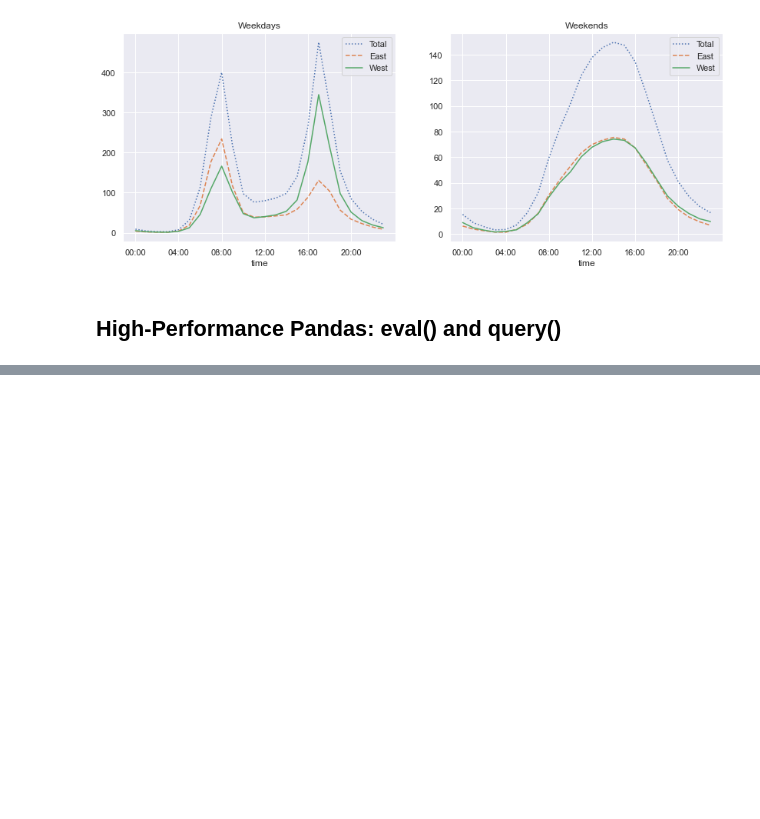
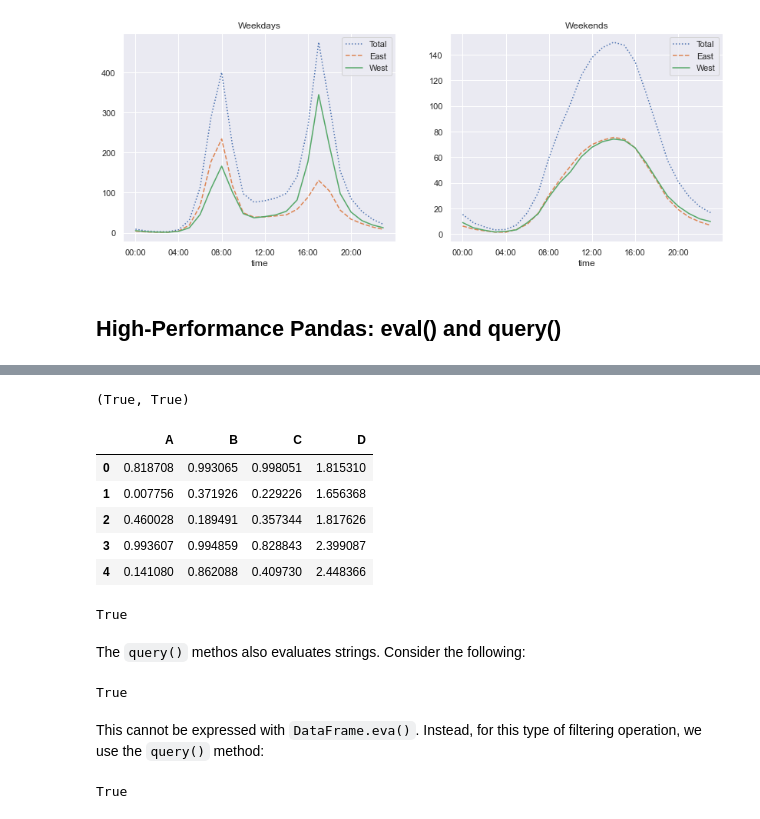
Before and after one commit to taylordunn/python-data-science-handbook, a Jupyter notebook: chapter3/chapter3.ipynb, the cells around one changed output, grey strips where cells are left out. Drawn from its saved outputs; the diff is of its cells as text; code cells hidden in the pictures; blank space fills up the shorter version.

```diff
--- a/chapter3/chapter3.ipynb
+++ b/chapter3/chapter3.ipynb
@@ -2797,0 +2842,4 @@ by_time.loc['Weekend'].plot(ax=ax[1], title='Weekends', xticks=hourly_ticks, sty
+# %%
+nrows, ncols = 100000, 100
+rng = np.random.RandomState(42)
+df1, df2, df3, df4 = (pd.DataFrame(rng.rand(nrows, ncols)) for i in range(4))
@@ -2797,0 +2887,3 @@ by_time.loc['Weekend'].plot(ax=ax[1], title='Weekends', xticks=hourly_ticks, sty
+# %%
+df = pd.DataFrame(rng.rand(1000, 3), columns=['A', 'B', 'C'])
+df.head()
@@ -2797,0 +2897,43 @@ by_time.loc['Weekend'].plot(ax=ax[1], title='Weekends', xticks=hourly_ticks, sty
+# %%
+result1 = (df['A'] + df['B']) / (df['C'] - 1)
+result2 = pd.eval('(df.A + df.B) / (df.C - 1)')
+# More succinct column references with `DataFrame.eval()`
+result3 = df.eval('(A + B) / (C - 1)')
+np.allclose(result1, result2), np.allclose(result1, result3)
+# %% [output]
+(True, True)
+# %%
+# Create new columns (or modify existing)
+df.eval('D = (A + B) / C', inplace=True)
+df.head()
+# %% [output]
+|  | A | B | C | D |
+| 0 | 0.818708 | 0.993065 | 0.998051 | 1.815310 |
+| 1 | 0.007756 | 0.371926 | 0.229226 | 1.656368 |
+| 2 | 0.460028 | 0.189491 | 0.357344 | 1.817626 |
+| 3 | 0.993607 | 0.994859 | 0.828843 | 2.399087 |
+| 4 | 0.141080 | 0.862088 | 0.409730 | 2.448366 |
+# %%
+# Can also work with local variables
+column_mean = df.mean(1)
+result1 = df['A'] + column_mean
+result2 = df.eval('A + @column_mean')
+np.allclose(result1, result2)
+# %% [output]
+True
+# %% [markdown]
+The `query()` methos also evaluates strings.
+Consider the following:
+# %%
+result1 = df[(df.A < 0.5) & (df.B < 0.5)]
+result2 = eval('df[(df.A < 0.5) & (df.B < 0.5)]')
+np.allclose(result1, result2)
+# %% [output]
+True
+# %% [markdown]
+This cannot be expressed with `DataFrame.eva()`. Instead, for this type of filtering operation, we use the `query()` method:
+# %%
+result2 = df.query('A < 0.5 and B < 0.5')
+np.allclose(result1, result2)
+# %% [output]
+True
```
Also changed, not shown: parts of 24 cells of this notebook.
